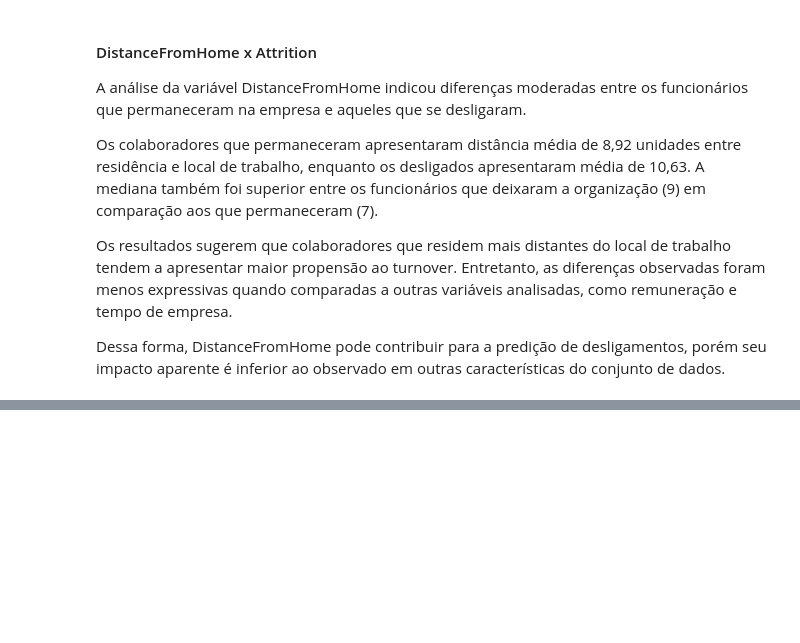
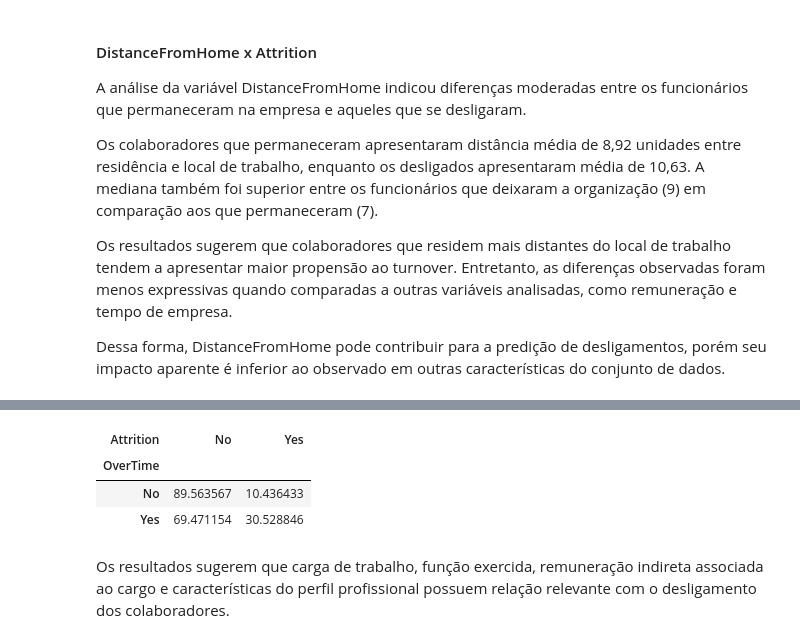
Before and after one commit to tatsuyadesire/employee-turnover-prediction, a Jupyter notebook: notebooks/02_eda.ipynb, the cells around one changed output, grey strips where cells are left out. Cells and saved outputs as stored; diff of their text form; code cells hidden in the pictures; blank space fills up the shorter version.

```diff
--- a/notebooks/02_eda.ipynb
+++ b/notebooks/02_eda.ipynb
@@ -283,0 +335,16 @@ Dessa forma, DistanceFromHome pode contribuir para a predição de desligamentos
+# %%
+#Analise de Variáveis Categóricas - "OverTime"
+
+df["OverTime"].value_counts()
+pd.crosstab(
+    df["OverTime"],
+    df["Attrition"],
+    normalize="index"
+) * 100
+# %% [output]
+| Attrition | No | Yes |
+| OverTime |  |  |
+| No | 89.563567 | 10.436433 |
+| Yes | 69.471154 | 30.528846 |
+# %% [markdown]
+Os resultados sugerem que carga de trabalho, função exercida, remuneração indireta associada ao cargo e características do perfil profissional possuem relação relevante com o desligamento dos colaboradores.
```
Also changed, not shown: parts of 5 cells of this notebook.
